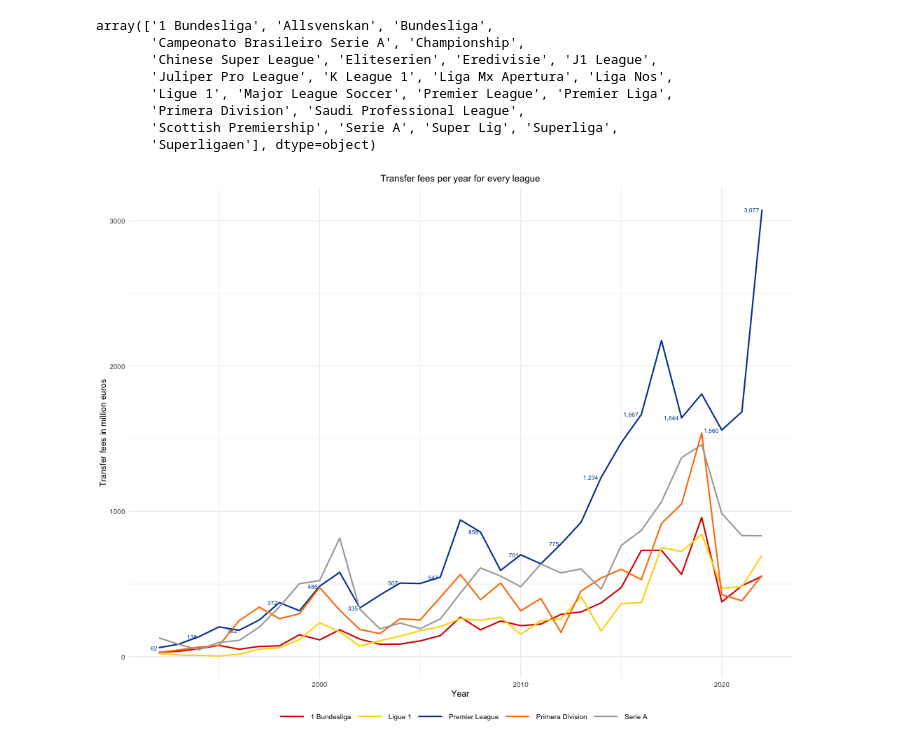
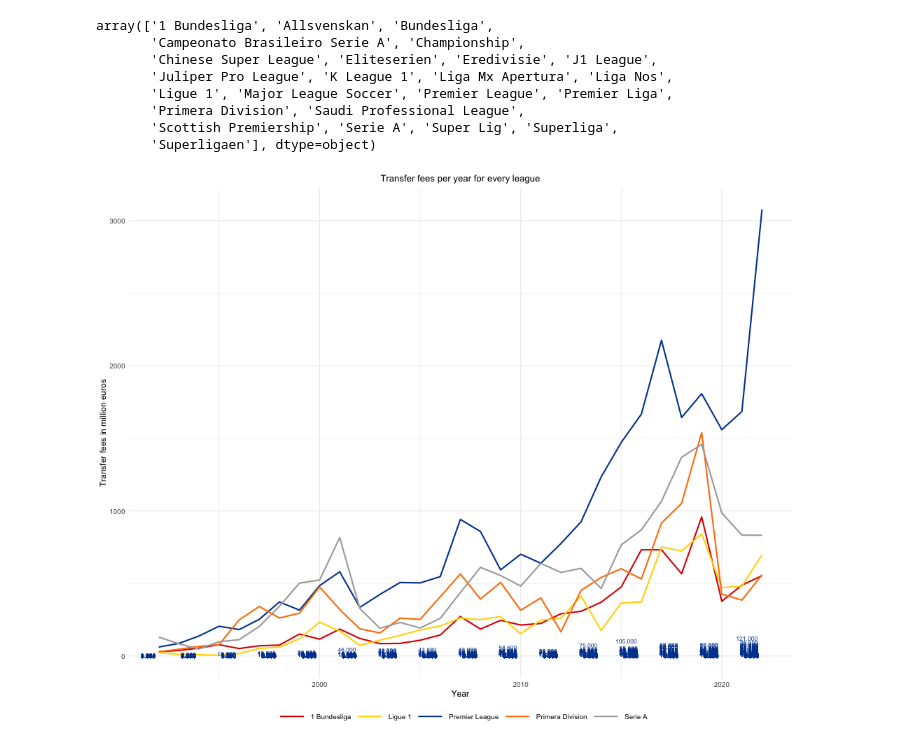
Before and after one commit to AhanPenkar/transfer-analysis, a Jupyter notebook: clean.ipynb, the cells around one changed output. Cells and saved outputs as stored; diff of their text form; code cells hidden in the pictures.

```diff
--- a/clean.ipynb
+++ b/clean.ipynb
@@ -94,3 +107,6 @@ df.head()
+# %%
+#remove the country column from df
+df = df.drop(['country'], axis=1)
 # %%
 df_in = df[df['transfer_movement'] == 'in']
 df_in.head()
@@ -132,32 +148,32 @@ array(['1 Bundesliga', 'Allsvenskan', 'Bundesliga',
        'Superligaen'], dtype=object)
 # %%
 #only keep Premier League, Bundesliga, 'Primera Division, Ligue 1, Serie A
-euro_league = league[league['league_name'].isin(['Premier League', '1 Bundesliga', 'Primera Division', 'Ligue 1', 'Serie A'])]
+graph = league[league['league_name'].isin(['Premier League', '1 Bundesliga', 'Primera Division', 'Ligue 1', 'Serie A'])]
 # %%
-%%R -i euro_league -w 1000 -h 800
+%%R -i graph -w 1000 -h 800
 library(ggplot2)
 library(scales)
 
 # Set color palette
 colors <- c("#00449E", "#DD0000", "#FF7F00", "#FFD700", "#A9A9A9")
 names(colors) <- c("Premier League", "1 Bundesliga", "Primera Division", "Ligue 1", "Serie A")
 
 # Plot with highlighted Premier League and colored lines for other leagues
-ggplot(euro_league, aes(x = year, y = fee_cleaned, group = league_name, color = league_name)) +
+ggplot(graph, aes(x = year, y = fee_cleaned, group = league_name, color = league_name)) +
   geom_line(size = 1) +
   scale_color_manual(values = colors) +
   labs(title = "Transfer fees per year for every league", x = "Year", y = "Transfer fees in million euros") +
   theme_minimal() +
   theme(plot.title = element_text(hjust = 0.5),
         legend.position = "bottom",
         legend.title = element_blank(),
         legend.key.width = unit(1.5, "cm"),
         legend.key.height = unit(0.7, "cm"),
         legend.text = element_text(size = 10),
         axis.title = element_text(size = 12),
         axis.text = element_text(size = 10)) +
   geom_text(data = subset(euro_league, league_name == "Premier League" & year %% 2 == 0),
             aes(label = comma(fee_cleaned), color = league_name),
             hjust = 1.2, vjust = 0.5, size = 3, show.legend = FALSE)
 # %% [output]
-[figure, old version]
+[figure, new version]
```
Also changed, not shown: parts of 20 cells of this notebook, 21 other files.
